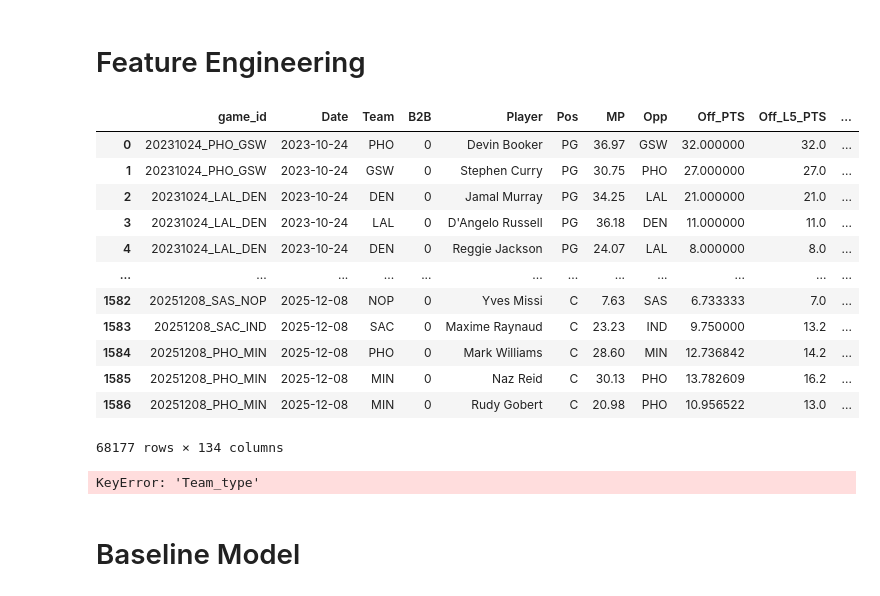
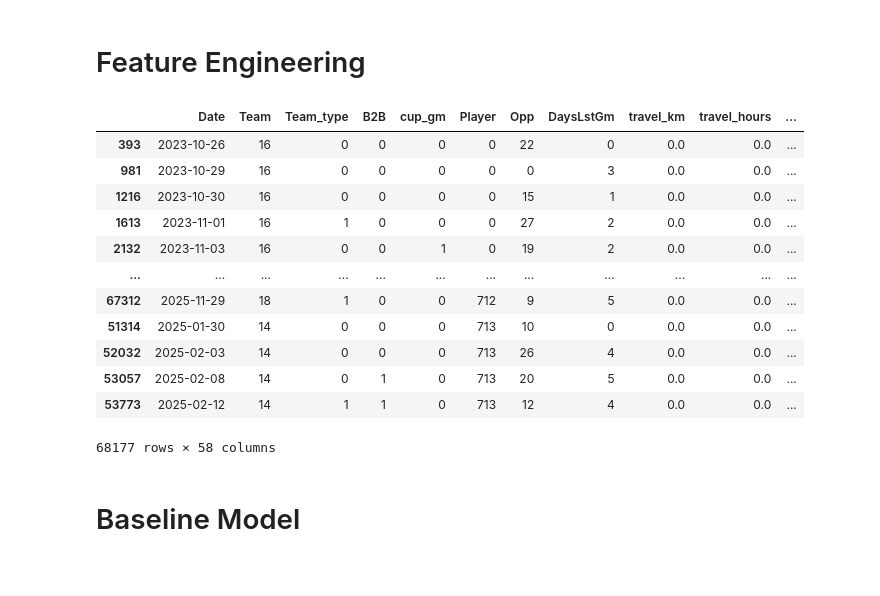
Before and after one commit to Relenes510/fantasy_basketball, a Jupyter notebook: notebooks/create_ML_model.ipynb, the cells around one changed output. Saved outputs shown, nothing was run; the diff lists cells and outputs as text; code cells hidden in the pictures.

```diff
--- a/notebooks/create_ML_model.ipynb
+++ b/notebooks/create_ML_model.ipynb
@@ -100,13 +67,0 @@ def setup_df(df):
-# %%
-df_gms = pd.read_csv(f"../tables/2025/nba_schedule.csv")
-df_gms['Date'] = pd.to_datetime(df_gms.Date)
-df_mtch = df_gms[['Date', 'AwayABV', 'HomeABV', 'AwayB2B', 'HomeB2B', 'cup_gm']]
-df_mtch['Team_type'] = 'Home'
-df_mtch = df_mtch.rename(columns={"AwayABV": "Team", "HomeABV": "Opp", "AwayB2B": "B2B"})[['Date','Team', 'Opp', 'B2B', 'cup_gm', 'Team_type']]
-df_mtch2 = df_mtch.copy().rename(columns={"Team": "Opp", "Opp": "Team", "HomeB2B": "B2B"})[['Date','Team', 'Opp', 'B2B', 'cup_gm']]
-df_mtch2['Team_type'] = 'Away'
-df_mtch = pd.concat([df_mtch, df_mtch2])
-df_mtch = df_mtch[['Date', 'Team', 'Team_type', 'cup_gm']]
-
-
-# df_gms = df_gms[(df_gms.Date == now)]
@@ -113,50 +100,55 @@ df_mtch = df_mtch[['Date', 'Team', 'Team_type', 'cup_gm']]
 # %%
 tgt_stat = "PTS"
 
 df = pd.DataFrame()
 df2 = pd.DataFrame()
 for i in [2023, 2024, 2025]:
     df_actuals = pd.read_csv(f"../tables/{i}/parlay_actuals.csv")
     df = pd.concat([df, df_actuals])
 
-#     team_loc_indc = pd.read_csv(f"../tables/{i}/season_gamelogs.csv")[['Date', 'Team', 'Player', 'Team_type']]
-#     df2 = pd.concat([df2, team_loc_indc])
+    df_gms = pd.read_csv(f"../tables/{i}/nba_schedule.csv")
+    df2 = pd.concat([df2, df_gms])
 
 df['Date'] = pd.to_datetime(df.Date)
-# df2['Date'] = pd.to_datetime(df2.Date)
 
 df = df.drop_duplicates(subset=['Date','Team','Player'])
-# df2 = df2.drop_duplicates(subset=['Date','Team','Player'])
 df['Tms'] = df['game_id'].apply(lambda x: x.split("_")[1:3])
 df['WrngTm'] = df.apply(lambda row: 0 if row['Team'] in row['Tms'] else 1, axis=1)
 df['WrngOpp'] = df.apply(lambda row: 0 if row['Opp'] in row['Tms'] else 1, axis=1)
 df = df[(df.WrngTm == 0) & (df.WrngOpp == 0)]
-# df = df.merge(df2, on=['Date', 'Team', 'Player'])
 
 team_encoder = LabelEncoder()
 player_encoder = LabelEncoder()
 team_type_encoder = LabelEncoder()
 
+
+df2['Date'] = pd.to_datetime(df2.Date)
+df_mtch = df2[['Date', 'AwayABV', 'HomeABV', 'AwayB2B', 'HomeB2B', 'cup_gm']]
+df_mtch['Team_type'] = 'Home'
+df_mtch = df_mtch.rename(columns={"AwayABV": "Team", "HomeABV": "Opp", "AwayB2B": "B2B"})[['Date','Team', 'Opp', 'B2B', 'cup_gm', 'Team_type']]
+df_mtch2 = df_mtch.copy().rename(columns={"Team": "Opp", "Opp": "Team", "HomeB2B": "B2B"})[['Date','Team', 'Opp', 'B2B', 'cup_gm']]
+df_mtch2['Team_type'] = 'Away'
+df_mtch = pd.concat([df_mtch, df_mtch2])
+df_mtch = df_mtch[['Date', 'Team', 'Team_type', 'cup_gm']]
 df = df.merge(df_mtch, on=['Date', 'Team'])
-display(df)
+
 df = setup_df(df)
 
 display(df)
 # %% [output]
-|  | game_id | Date | Team | B2B | Player | Pos | MP | Opp | Off_PTS | Off_L5_PTS | ... |
-| 0 | 20231024_PHO_GSW | 2023-10-24 | PHO | 0 | Devin Booker | PG | 36.97 | GSW | 32.000000 | 32.0 | ... |
-| 1 | 20231024_PHO_GSW | 2023-10-24 | GSW | 0 | Stephen Curry | PG | 30.75 | PHO | 27.000000 | 27.0 | ... |
-| 2 | 20231024_LAL_DEN | 2023-10-24 | DEN | 0 | Jamal Murray | PG | 34.25 | LAL | 21.000000 | 21.0 | ... |
-| 3 | 20231024_LAL_DEN | 2023-10-24 | LAL | 0 | D'Angelo Russell | PG | 36.18 | DEN | 11.000000 | 11.0 | ... |
-| 4 | 20231024_LAL_DEN | 2023-10-24 | DEN | 0 | Reggie Jackson | PG | 24.07 | LAL | 8.000000 | 8.0 | ... |
+|  | Date | Team | Team_type | B2B | cup_gm | Player | Opp | DaysLstGm | travel_km | travel_hours | ... |
+| 393 | 2023-10-26 | 16 | 0 | 0 | 0 | 0 | 22 | 0 | 0.0 | 0.0 | ... |
+| 981 | 2023-10-29 | 16 | 0 | 0 | 0 | 0 | 0 | 3 | 0.0 | 0.0 | ... |
+| 1216 | 2023-10-30 | 16 | 0 | 0 | 0 | 0 | 15 | 1 | 0.0 | 0.0 | ... |
+| 1613 | 2023-11-01 | 16 | 1 | 0 | 0 | 0 | 27 | 2 | 0.0 | 0.0 | ... |
+| 2132 | 2023-11-03 | 16 | 0 | 0 | 1 | 0 | 19 | 2 | 0.0 | 0.0 | ... |
 | ... | ... | ... | ... | ... | ... | ... | ... | ... | ... | ... | ... |
-| 1582 | 20251208_SAS_NOP | 2025-12-08 | NOP | 0 | Yves Missi | C | 7.63 | SAS | 6.733333 | 7.0 | ... |
-| 1583 | 20251208_SAC_IND | 2025-12-08 | SAC | 0 | Maxime Raynaud | C | 23.23 | IND | 9.750000 | 13.2 | ... |
-| 1584 | 20251208_PHO_MIN | 2025-12-08 | PHO | 0 | Mark Williams | C | 28.60 | MIN | 12.736842 | 14.2 | ... |
-| 1585 | 20251208_PHO_MIN | 2025-12-08 | MIN | 0 | Naz Reid | C | 30.13 | PHO | 13.782609 | 16.2 | ... |
-| 1586 | 20251208_PHO_MIN | 2025-12-08 | MIN | 0 | Rudy Gobert | C | 20.98 | PHO | 10.956522 | 13.0 | ... |
+| 67312 | 2025-11-29 | 18 | 1 | 0 | 0 | 712 | 9 | 5 | 0.0 | 0.0 | ... |
+| 51314 | 2025-01-30 | 14 | 0 | 0 | 0 | 713 | 10 | 0 | 0.0 | 0.0 | ... |
+| 52032 | 2025-02-03 | 14 | 0 | 0 | 0 | 713 | 26 | 4 | 0.0 | 0.0 | ... |
+| 53057 | 2025-02-08 | 14 | 0 | 1 | 0 | 713 | 20 | 5 | 0.0 | 0.0 | ... |
+| 53773 | 2025-02-12 | 14 | 1 | 1 | 0 | 713 | 12 | 4 | 0.0 | 0.0 | ... |
-68177 rows × 134 columns
+68177 rows × 58 columns
-KeyError: 'Team_type'
 # %% [markdown]
 # Baseline Model
 # %%
```
Also changed, not shown: parts of 4 cells of this notebook, 4 other files.
